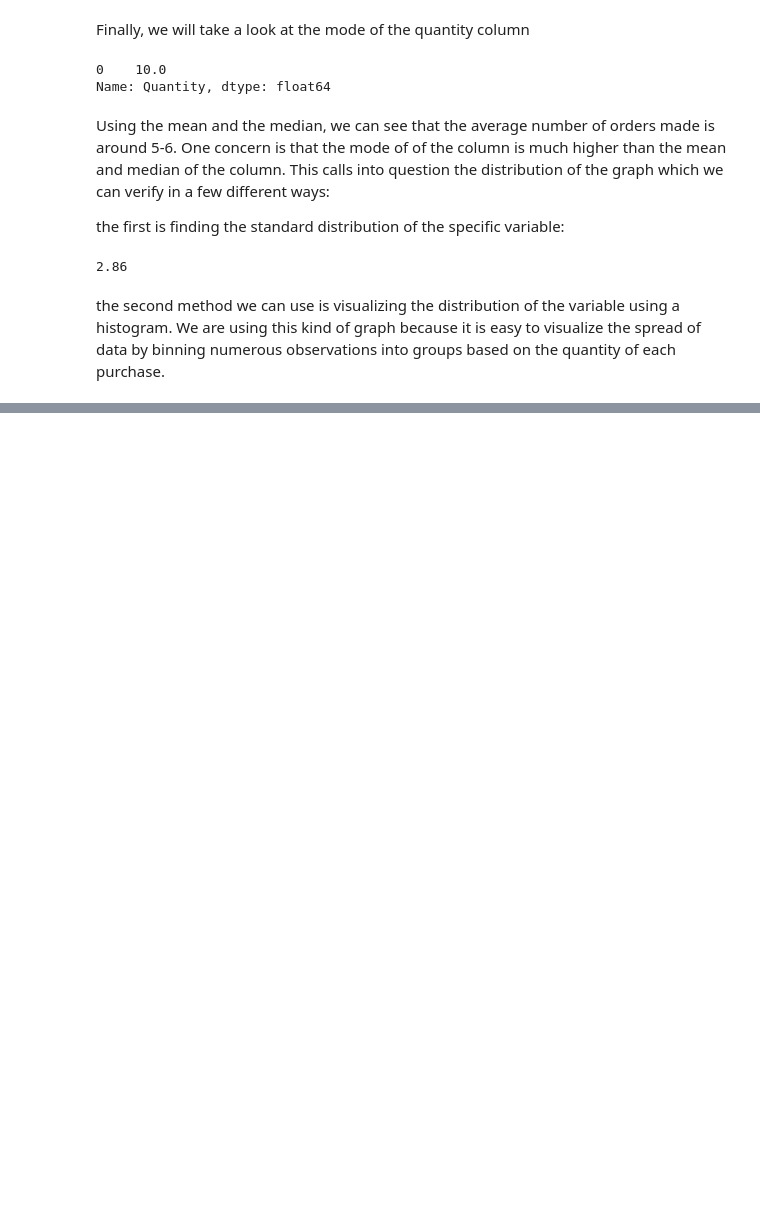
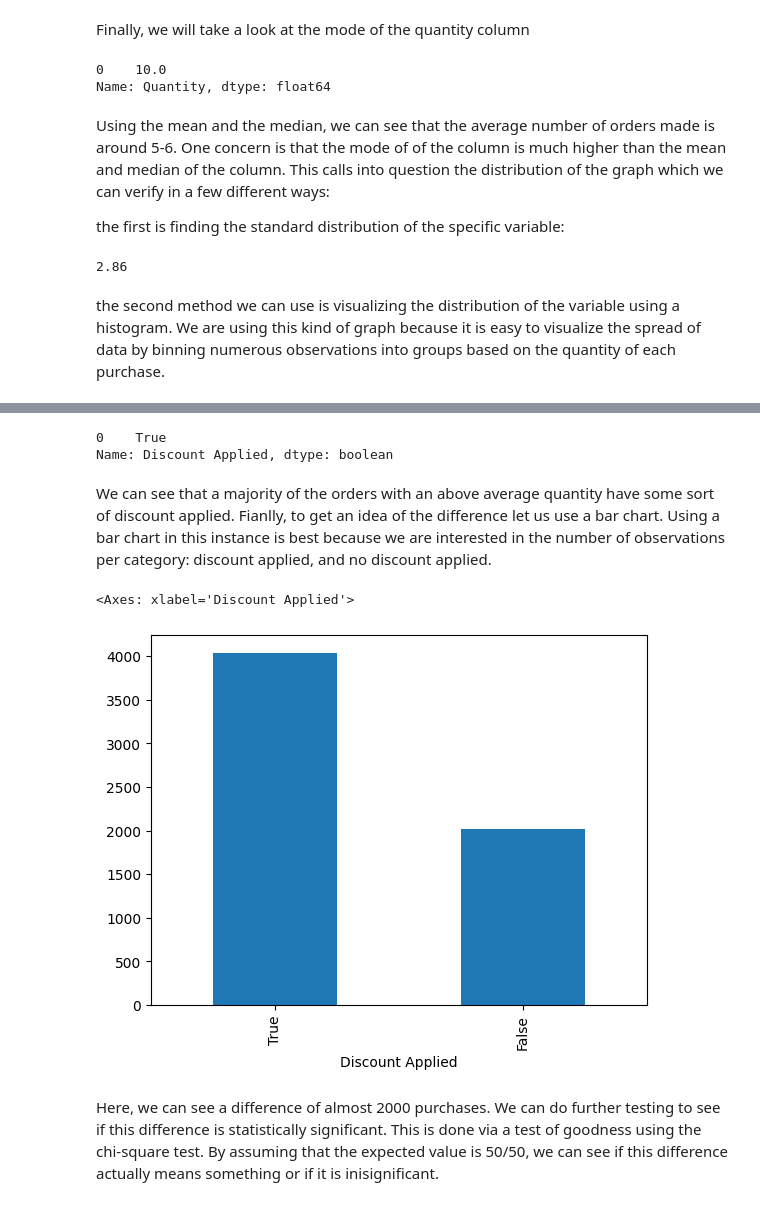
Before and after one commit to Shoufou/CSMODEL-MCO, a Jupyter notebook: CSMODEL CITIZENS - MCO1.ipynb, the cells around one changed output, grey strips where cells are left out. Saved outputs shown, nothing was run; the diff lists cells and outputs as text; code cells hidden in the pictures; blank space fills up the shorter version.

```diff
--- a/CSMODEL CITIZENS - MCO1.ipynb
+++ b/CSMODEL CITIZENS - MCO1.ipynb
@@ -484,0 +568,14 @@ Given this graph, we can see that the data is unimodal (10) with a slight negati
+# %%
+print(df_filtered['Discount Applied'].mode())
+# %% [output]
+0    True
+Name: Discount Applied, dtype: boolean
+# %% [markdown]
+We can see that a majority of the orders with an above average quantity have some sort of discount applied. Fianlly, to get an idea of the difference let us use a bar chart. Using a bar chart in this instance is best because we are interested in the number of observations per category: discount applied, and no discount applied.
+# %%
+df_filtered['Discount Applied'].value_counts().plot.bar()
+# %% [output]
+<Axes: xlabel='Discount Applied'>
+[figure, added]
+# %% [markdown]
+Here, we can see a difference of almost 2000 purchases. We can do further testing to see if this difference is statistically significant. This is done via a test of goodness using the chi-square test. By assuming that the expected value is 50/50, we can see if this difference actually means something or if it is inisignificant.
```
Also changed, not shown: parts of 18 cells of this notebook.
